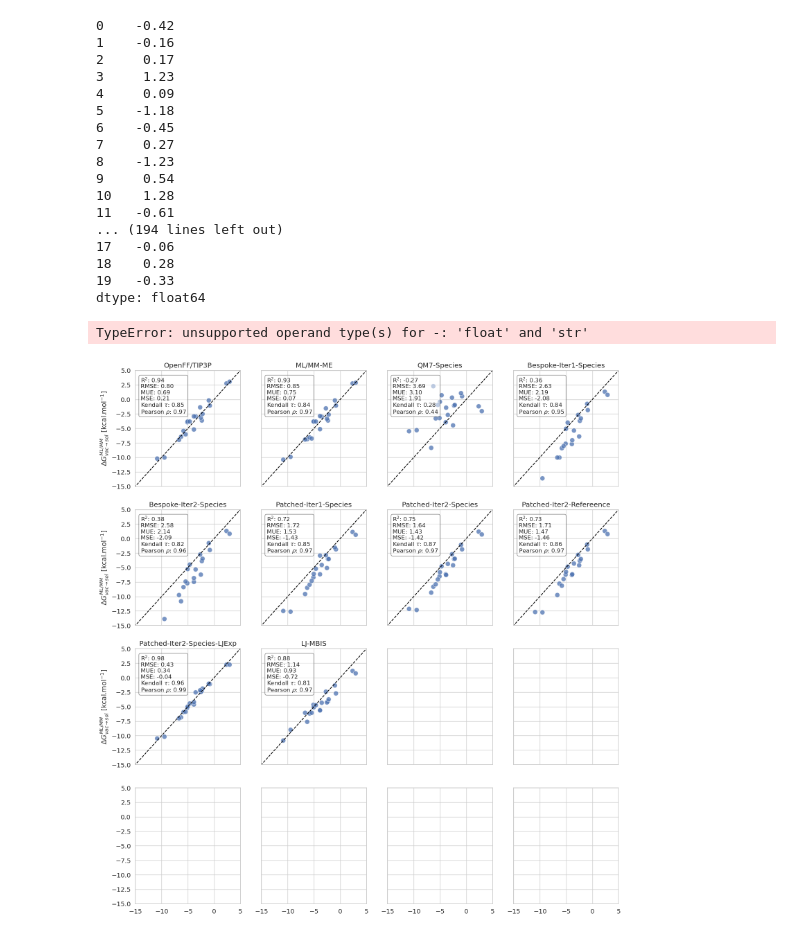
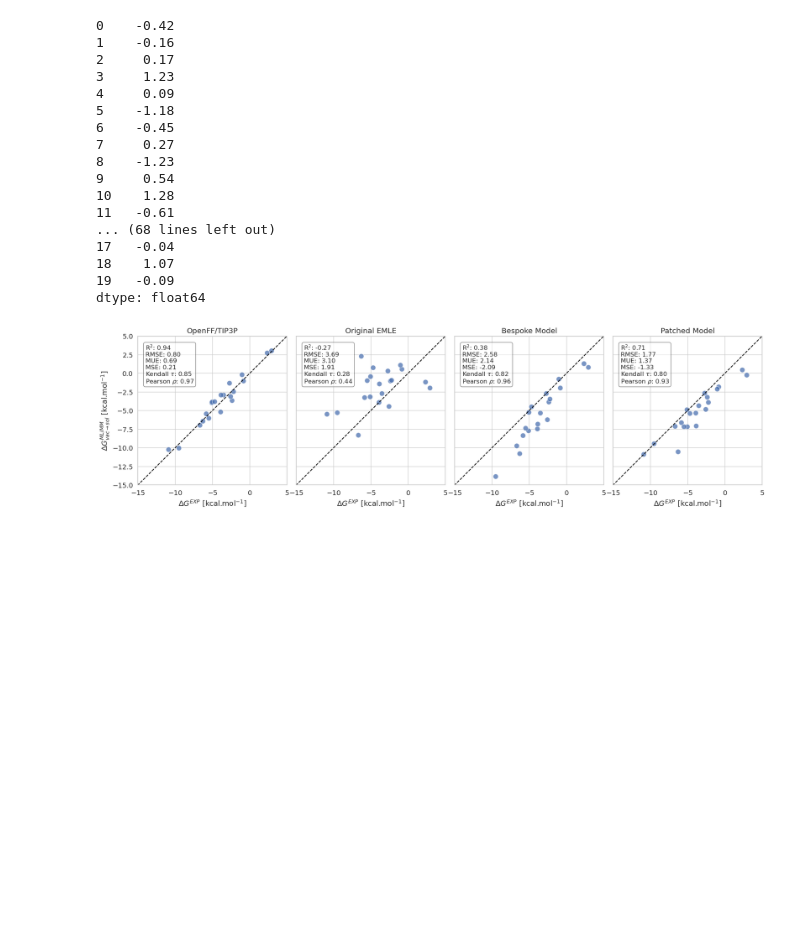
Before and after one commit to michellab/EMLE_HFE_SI, a Jupyter notebook: figures/figure_4/plot.ipynb, the cells around one changed output. Cells and saved outputs as stored; diff of their text form; code cells hidden in the pictures; blank space fills up the shorter version.

Commit message:
Update figures

```diff
--- a/figures/figure_4/plot.ipynb
+++ b/figures/figure_4/plot.ipynb
@@ -51,20 +51,10 @@ eps_09 = [
     -5.67, -3.97, -3.15, -11.56, -5.90, -4.44, -6.53, -11.54, -0.69, -2.38
 ]
 
-molecules = [
-    'n-pentane', 'n-octane', 'benzene', 'naphthalene', 'water', 'methanol',
-    'o-cresol', 'aceticacid', '1_4-dioxane', 'methylpentanoate', 'methylbenzoate',
-    '2-pentanone', 'ethylphenylether', 'm-hydroxybenzaldehyde', 'acetonitrile',
-    'pyridine', 'aniline', 'benzamide', '1-propanethiol', 'thioanisole'
+lj_boltzmann = [
+    0.46, -0.20, -1.83, -3.21, -10.55, -4.90, -6.60, -7.12, -7.17, -4.81,
+    -5.34, -4.32, -3.87, -9.43, -7.07, -5.36, -7.17, -10.86, -2.12, -2.64
 ]
 
-# add as a column
-df['molecule'] = molecules
-df['eps_0.7'] = eps_07
-df['eps_0.8'] = eps_08
-df['eps_0.9'] = eps_09
-df['eps_1.0'] = df['Patched-Iter2-Species']
 
-# Create a new dataset
-df_eff = df[['molecule', 'EXP', 'eps_0.7', 'eps_0.8', 'eps_0.9', 'eps_1.0']]
-df_eff
+df['Patched-Iter2-Species-LJ-DES370K']= lj_boltzmann
@@ -89,7 +61,18 @@ df_eff
+# %%
+# new dataset with OpenFF/TIP3P, QM7, Bespoke-Iter2-Species, Patched-Iter2-Species
+
+# create new dataset
+df_new = pd.DataFrame()
+df_new['EXP'] = df['EXP']
+df_new['OpenFF/TIP3P'] = df['OpenFF/TIP3P']
+df_new['Original EMLE'] = df['QM7-Species']
+df_new['Bespoke Model'] = df['Bespoke-Iter2-Species']
+df_new['Patched Model'] = df['Patched-Iter2-Species-LJ-DES370K']
+df = df_new
 # %%
 sns.set(style='whitegrid', font_scale=1.2)
 
-columns_to_plot = df.columns[1:]  # Exclude 'EXP'
+columns_to_plot = df.columns[1:] # Exclude 'EXP'
 num_plots = len(columns_to_plot)
 ncols = 4
 nrows = (num_plots + ncols - 1) // ncols
@@ -114,7 +97,7 @@ for i, column in enumerate(columns_to_plot):
     sns.scatterplot(ax=axes[i], x=x, y=y, s=100, alpha=0.75)
     axes[i].set_title(f'{column}')
     axes[i].set_ylabel(r'$\Delta G^{ML/MM}_{vac \rightarrow sol}$ [kcal.mol$^{-1}$]')
-    axes[i].set_xlabel(r'$\Delta G^{exp}$ [kcal.mol$^{-1}$]')
+    axes[i].set_xlabel(r'$\Delta G^{EXP}$ [kcal.mol$^{-1}$]')
 
     stats_text = f"RMSE: {rmse:.2f}\nMSE: {mse:.2f}\nKendall's Tau: {kendall:.2f}\nR$^2$: {r2:.2f}\nPearson: {pearson:.2f}"
 
@@ -130,36 +113,35 @@ for i, column in enumerate(columns_to_plot):
     )
     axes[i].grid(True)
     axes[i].set_xlim(-15, 5)
     axes[i].set_ylim(-15, 5)
 
 for j in range(i + 1, len(axes)):
     fig.delaxes(axes[j])
 
 for ax in axes:
     ax.set_aspect('equal', 'box')
 
 
 # reduce vertical space between subplots
 plt.tight_layout(pad=0)
 # plt.savefig('fig4_ahfe_benchmark.pdf', bbox_inches='tight', dpi=300)
 plt.show()
 # %% [output]
 0    -0.42
 1    -0.16
 2     0.17
 3     1.23
 4     0.09
 5    -1.18
 6    -0.45
 7     0.27
 8    -1.23
 9     0.54
 10    1.28
 11   -0.61
-... (194 lines left out)
-17   -0.06
-18    0.28
-19   -0.33
+... (68 lines left out)
+17   -0.04
+18    1.07
+19   -0.09
 dtype: float64
-TypeError: unsupported operand type(s) for -: 'float' and 'str'
-[figure, old version]
+[figure, new version]
```
Also changed, not shown: parts of 1 cell of this notebook, 13 other files.
